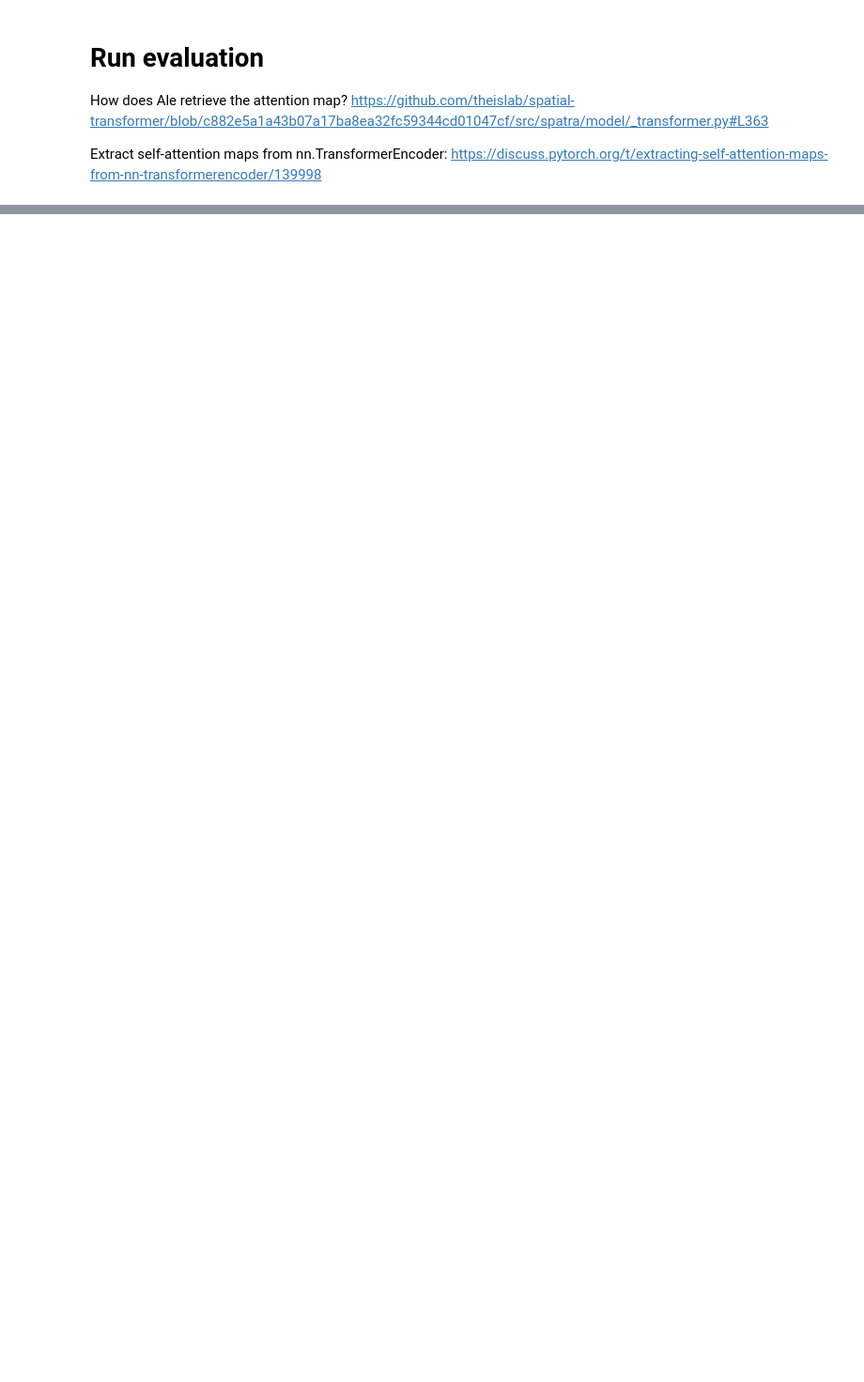
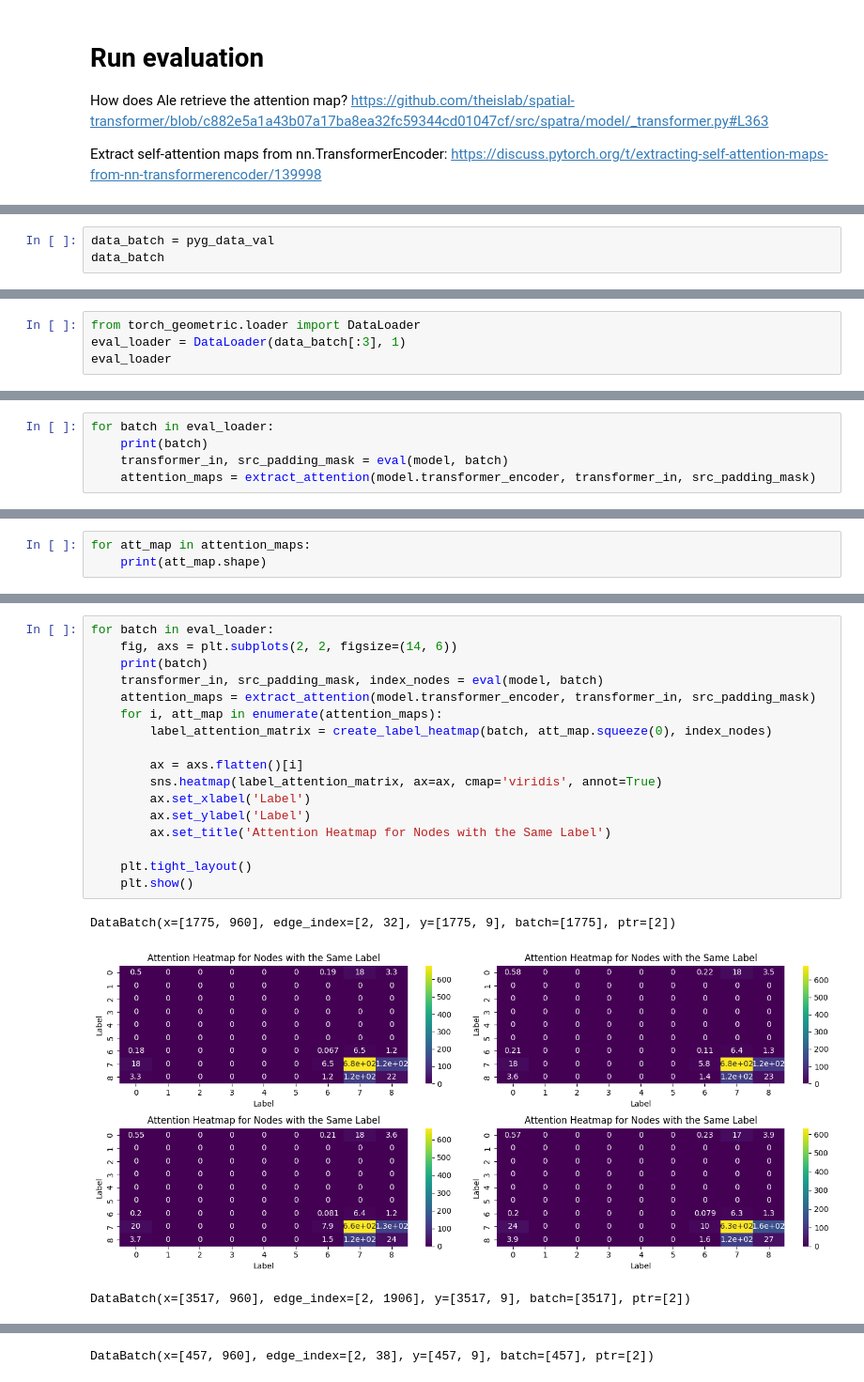
Before and after one commit to theislab/interscale, a Jupyter notebook: docs/notebooks/wandb.ipynb, the cells around one changed output, grey strips where cells are left out. Shown at 94% size. Saved outputs shown, nothing was run; the diff lists cells and outputs as text; blank space fills up the shorter version.

Commit message:
plot attention matrix

```diff
--- a/docs/notebooks/wandb.ipynb
+++ b/docs/notebooks/wandb.ipynb
@@ -118,0 +173,3 @@ Extract self-attention maps from nn.TransformerEncoder: [https://discuss.pytorch
+# %%
+data_batch = pyg_data_val
+data_batch
@@ -118,0 +194,4 @@ Extract self-attention maps from nn.TransformerEncoder: [https://discuss.pytorch
+# %%
+from torch_geometric.loader import DataLoader
+eval_loader = DataLoader(data_batch[:3], 1)
+eval_loader
@@ -118,0 +200,5 @@ Extract self-attention maps from nn.TransformerEncoder: [https://discuss.pytorch
+# %%
+for batch in eval_loader:
+    print(batch)
+    transformer_in, src_padding_mask = eval(model, batch)
+    attention_maps = extract_attention(model.transformer_encoder, transformer_in, src_padding_mask)
@@ -118,0 +209,3 @@ Extract self-attention maps from nn.TransformerEncoder: [https://discuss.pytorch
+# %%
+for att_map in attention_maps:
+    print(att_map.shape)
@@ -118,0 +258,21 @@ Extract self-attention maps from nn.TransformerEncoder: [https://discuss.pytorch
+# %%
+for batch in eval_loader:
+    fig, axs = plt.subplots(2, 2, figsize=(14, 6))
+    print(batch)
+    transformer_in, src_padding_mask, index_nodes = eval(model, batch)
+    attention_maps = extract_attention(model.transformer_encoder, transformer_in, src_padding_mask)
+    for i, att_map in enumerate(attention_maps):
+        label_attention_matrix = create_label_heatmap(batch, att_map.squeeze(0), index_nodes)
+
+        ax = axs.flatten()[i]
+        sns.heatmap(label_attention_matrix, ax=ax, cmap='viridis', annot=True)
+        ax.set_xlabel('Label')
+        ax.set_ylabel('Label')
+        ax.set_title('Attention Heatmap for Nodes with the Same Label')
+
+    plt.tight_layout()
+    plt.show()
+# %% [output]
+DataBatch(x=[1775, 960], edge_index=[2, 32], y=[1775, 9], batch=[1775], ptr=[2])
+[figure, added]
+DataBatch(x=[3517, 960], edge_index=[2, 1906], y=[3517, 9], batch=[3517], ptr=[2])
@@ -118,0 +280 @@ Extract self-attention maps from nn.TransformerEncoder: [https://discuss.pytorch
+DataBatch(x=[457, 960], edge_index=[2, 38], y=[457, 9], batch=[457], ptr=[2])
```
Also changed, not shown: parts of 19 cells of this notebook.
